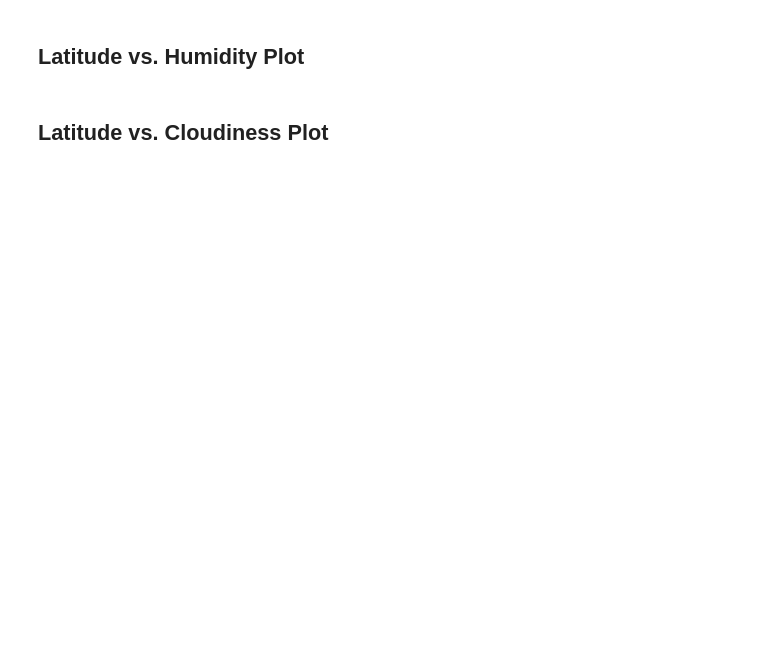
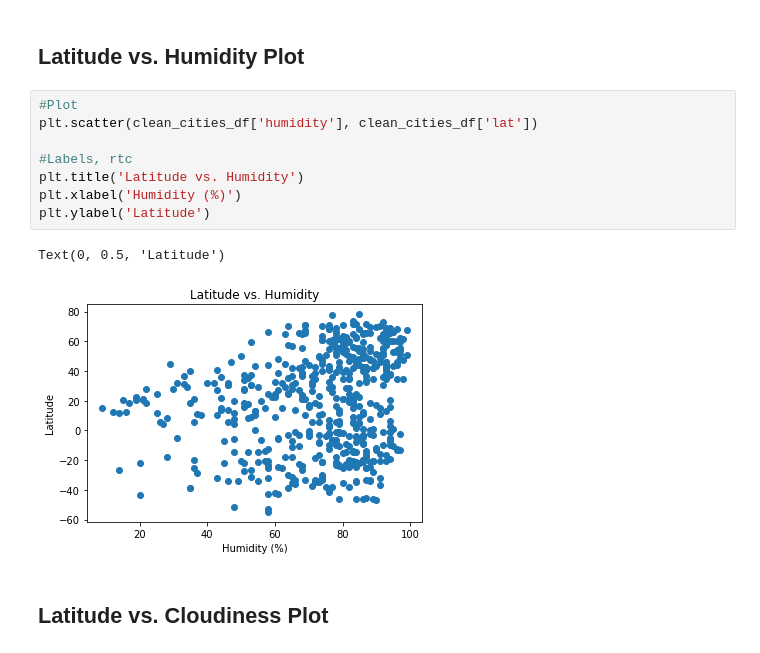
Before and after one commit to tkadamson/Weather-Vacation-APIs-with-Python, a Jupyter notebook: WeatherPy.ipynb, the cells around one changed output. Saved outputs shown, nothing was run; the diff lists cells and outputs as text; blank space fills up the shorter version.

```diff
--- a/WeatherPy.ipynb
+++ b/WeatherPy.ipynb
@@ -176,4 +172,15 @@ clean_cities_df
 # %% [markdown]
 ## Latitude vs. Humidity Plot
+# %%
+#Plot
+plt.scatter(clean_cities_df['humidity'], clean_cities_df['lat'])
+
+#Labels, rtc
+plt.title('Latitude vs. Humidity')
+plt.xlabel('Humidity (%)')
+plt.ylabel('Latitude')
+# %% [output]
+Text(0, 0.5, 'Latitude')
+[figure, added]
 # %% [markdown]
 ## Latitude vs. Cloudiness Plot
```
Also changed, not shown: parts of 6 cells of this notebook.
